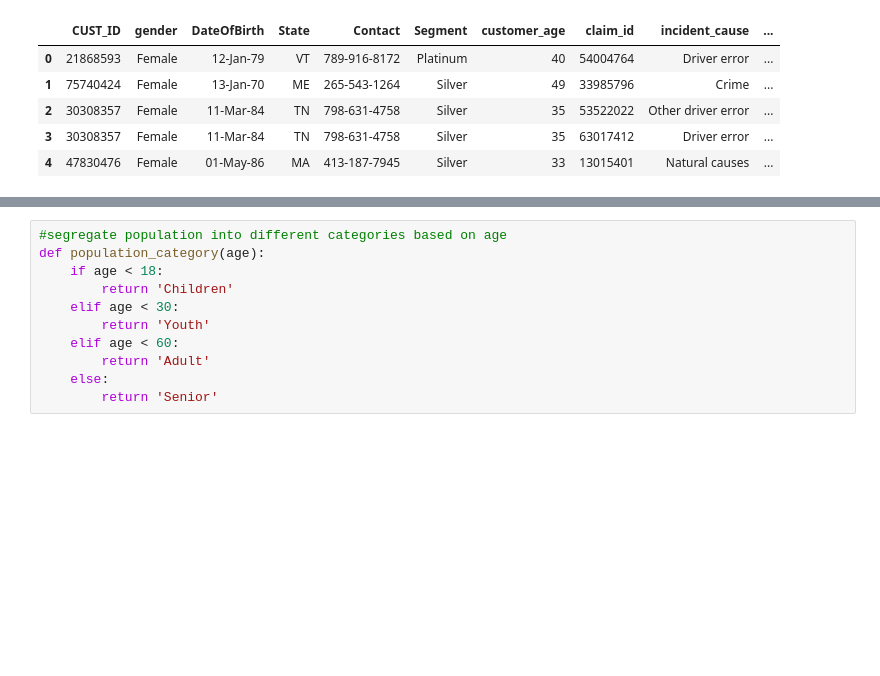
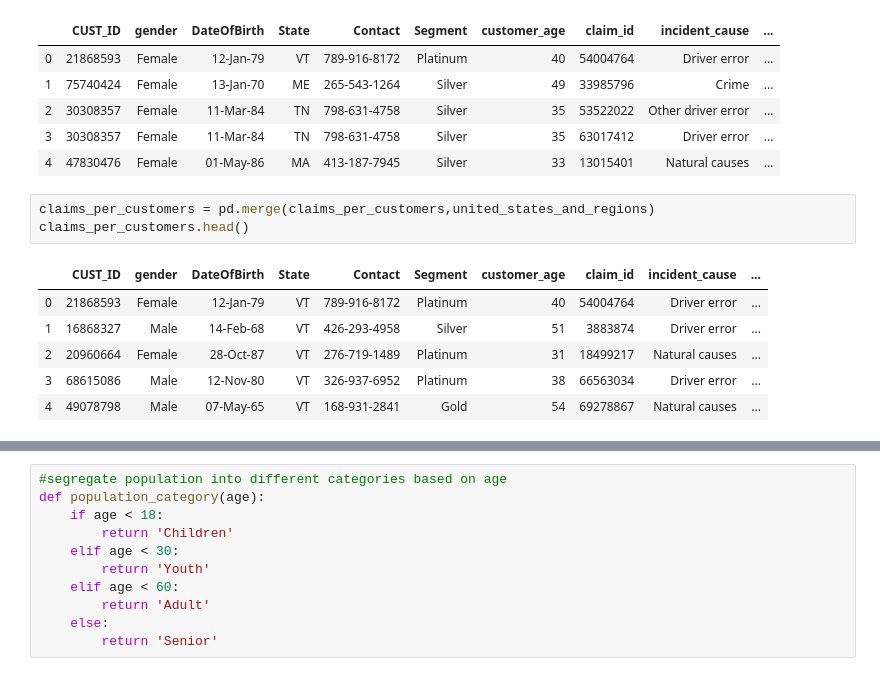
Before and after one commit to AnupamGH/insurance-claim-analytics, a Jupyter notebook: notebook/EDA.ipynb, the cells around one changed output, grey strips where cells are left out. Drawn from its saved outputs; the diff is of its cells as text; blank space fills up the shorter version.

```diff
--- a/notebook/EDA.ipynb
+++ b/notebook/EDA.ipynb
@@ -86,3 +92,13 @@ claims_per_customers.head()
 | 2 | 30308357 | Female | 11-Mar-84 | TN | 798-631-4758 | Silver | 35 | 53522022 | Other driver error | ... |
 | 3 | 30308357 | Female | 11-Mar-84 | TN | 798-631-4758 | Silver | 35 | 63017412 | Driver error | ... |
 | 4 | 47830476 | Female | 01-May-86 | MA | 413-187-7945 | Silver | 33 | 13015401 | Natural causes | ... |
+# %%
+claims_per_customers = pd.merge(claims_per_customers,united_states_and_regions)
+claims_per_customers.head()
+# %% [output]
+|  | CUST_ID | gender | DateOfBirth | State | Contact | Segment | customer_age | claim_id | incident_cause | ... |
+| 0 | 21868593 | Female | 12-Jan-79 | VT | 789-916-8172 | Platinum | 40 | 54004764 | Driver error | ... |
+| 1 | 16868327 | Male | 14-Feb-68 | VT | 426-293-4958 | Silver | 51 | 3883874 | Driver error | ... |
+| 2 | 20960664 | Female | 28-Oct-87 | VT | 276-719-1489 | Platinum | 31 | 18499217 | Natural causes | ... |
+| 3 | 68615086 | Male | 12-Nov-80 | VT | 326-937-6952 | Platinum | 38 | 66563034 | Driver error | ... |
+| 4 | 49078798 | Male | 07-May-65 | VT | 168-931-2841 | Gold | 54 | 69278867 | Natural causes | ... |
```
Also changed, not shown: parts of 28 cells of this notebook, 3 other files.
